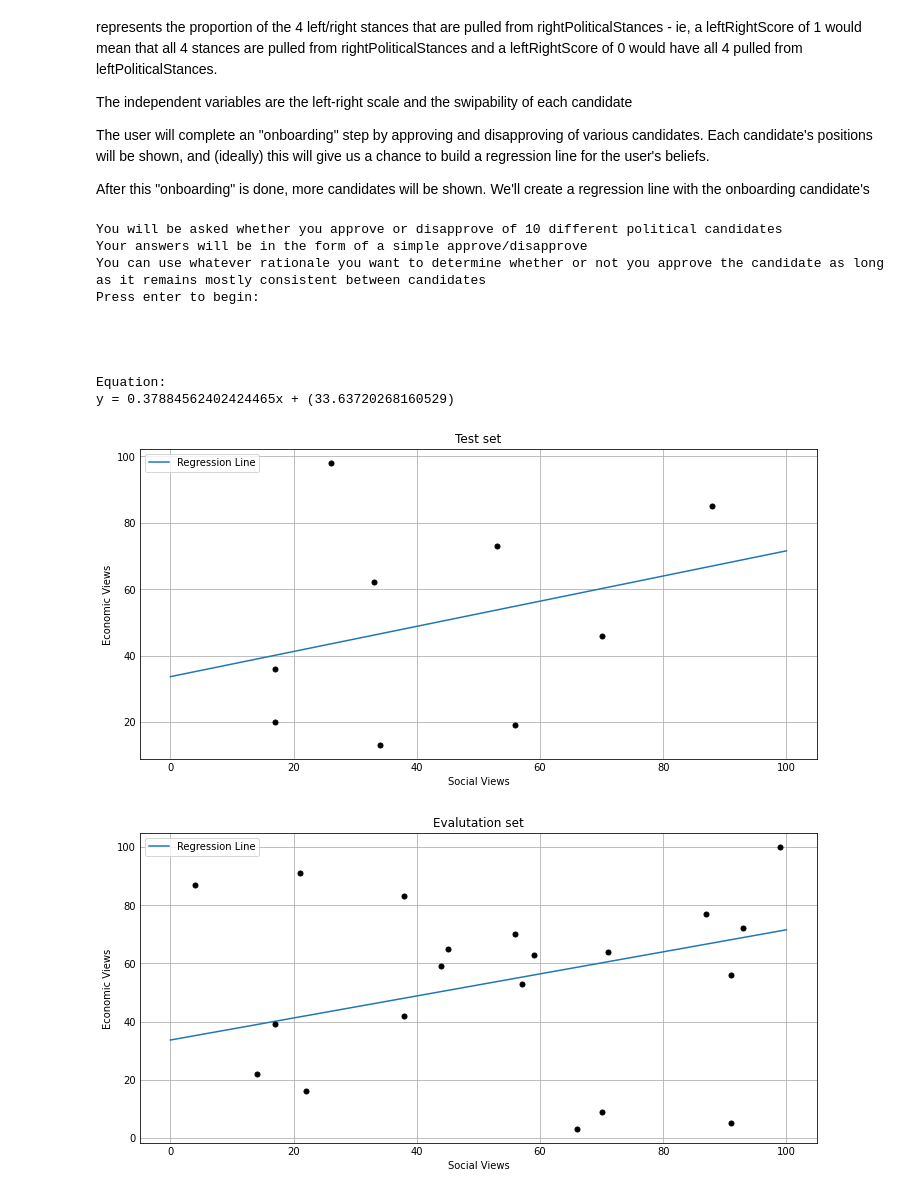
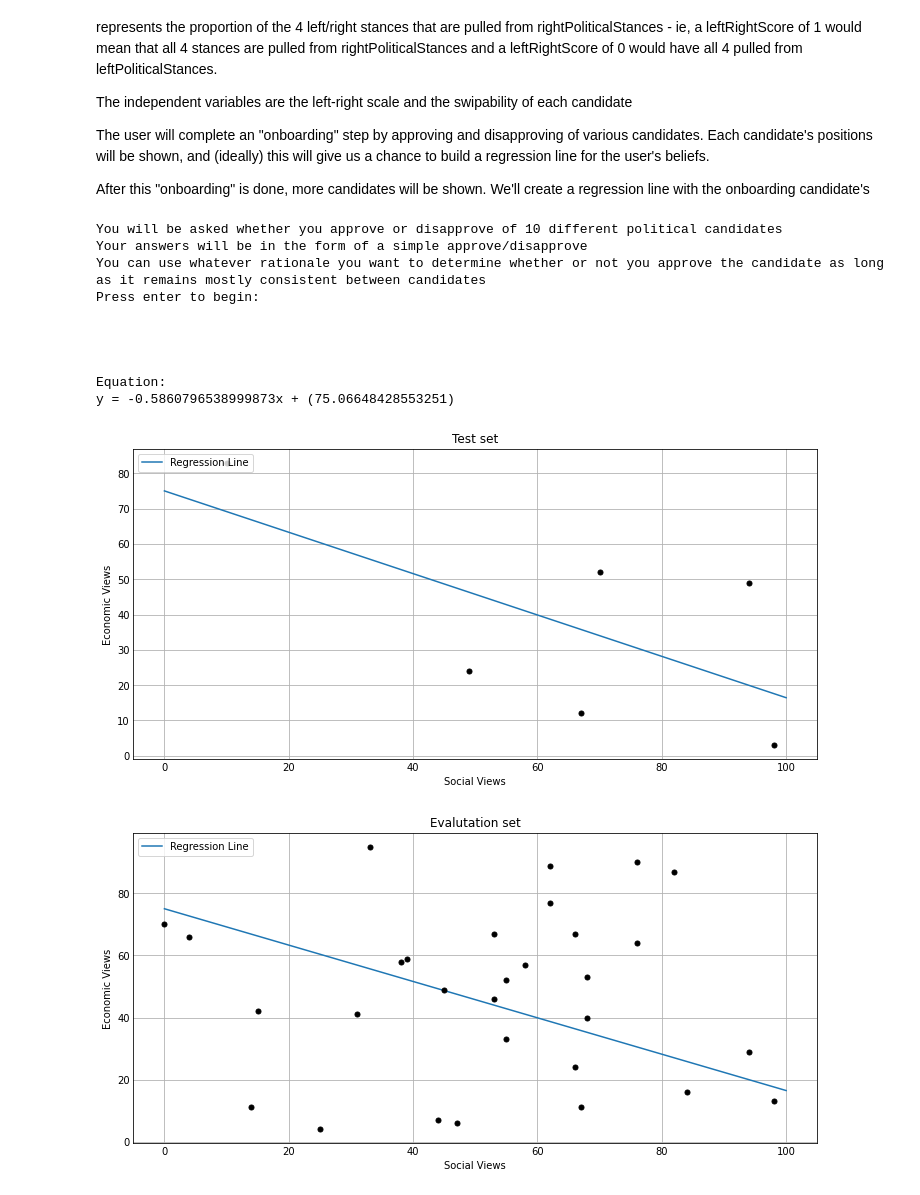
Before and after one commit to OccultSlolem/Regression-Testing, a Jupyter notebook: index.ipynb, the cells around one changed output. Cells and saved outputs as stored; diff of their text form; code cells hidden in the pictures.

```diff
--- a/index.ipynb
+++ b/index.ipynb
@@ -293,39 +293,39 @@ approvedCandidatePoints = []
 
 for _ in range(0,20):
     candidate = Candidate(candidateNames[random.randint(0, len(candidateNames) - 1)])
-    if ((candidate.socialViews + candidate.economicViews)) / 2 > 50:
+    if ((candidate.socialViews + candidate.economicViews)) / 2 > 70:
         candidate = Candidate(candidateNames[random.randint(0, len(candidateNames) - 1)])
         approvedCandidates.append(candidate)
         point = Point2D(candidate.socialViews, candidate.economicViews)
         approvedCandidatePoints.append(point)
 
 userLine = RegressionLine2D(approvedCandidatePoints)
 
 candidates = []
 points = []
 
-for i in range(0,20):
+for i in range(0,30):
     candidate = Candidate(candidateNames[random.randint(0, len(candidateNames) - 1)])
     candidates.append(candidate)
     point = Point2D(candidate.socialViews, candidate.economicViews)
     points.append(point)
 
 print("Equation:")
 printEquation(userLine)
 
 slope, yInt = calculate(userLine)
 graphLine(userLine, "Social Views", "Economic Views", 100, "Test set")
 graphLineAndPoints(slope, yInt, points, "Social Views", "Economic Views", 100, "Evalutation set")
 # %% [output]
 You will be asked whether you approve or disapprove of 10 different political candidates
 Your answers will be in the form of a simple approve/disapprove
 You can use whatever rationale you want to determine whether or not you approve the candidate as long as it remains mostly consistent between candidates
 Press enter to begin:
 
 
 
 
 Equation:
-y = 0.37884562402424465x + (33.63720268160529)
+y = -0.5860796538999873x + (75.06648428553251)
-[figure, old version]
+[figure, new version]
-[figure, old version]
+[figure, new version]
```
Also changed, not shown: 1 other file.
